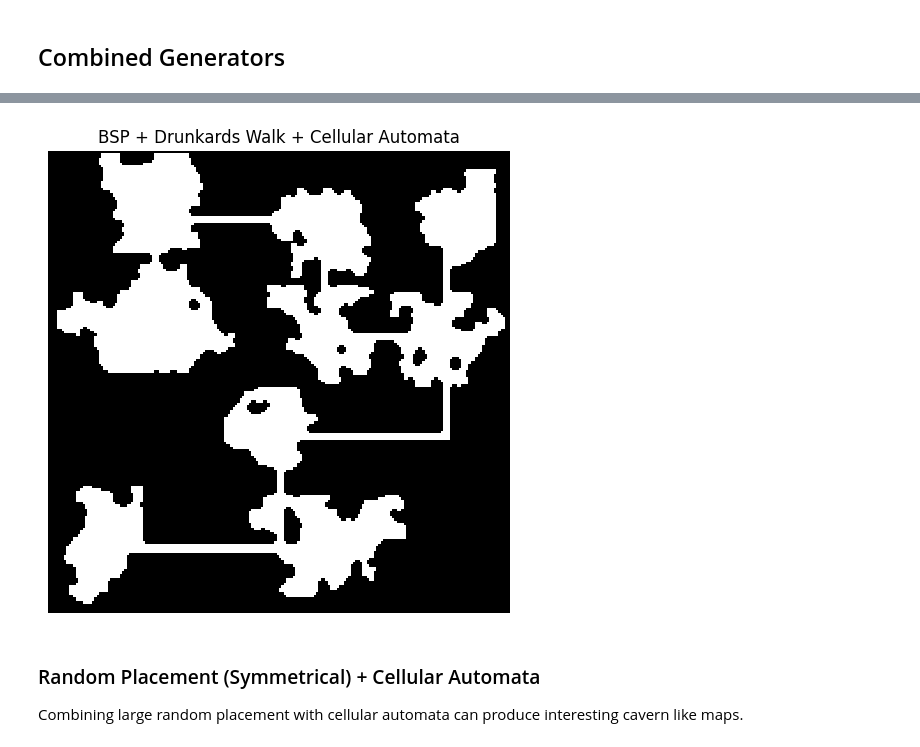
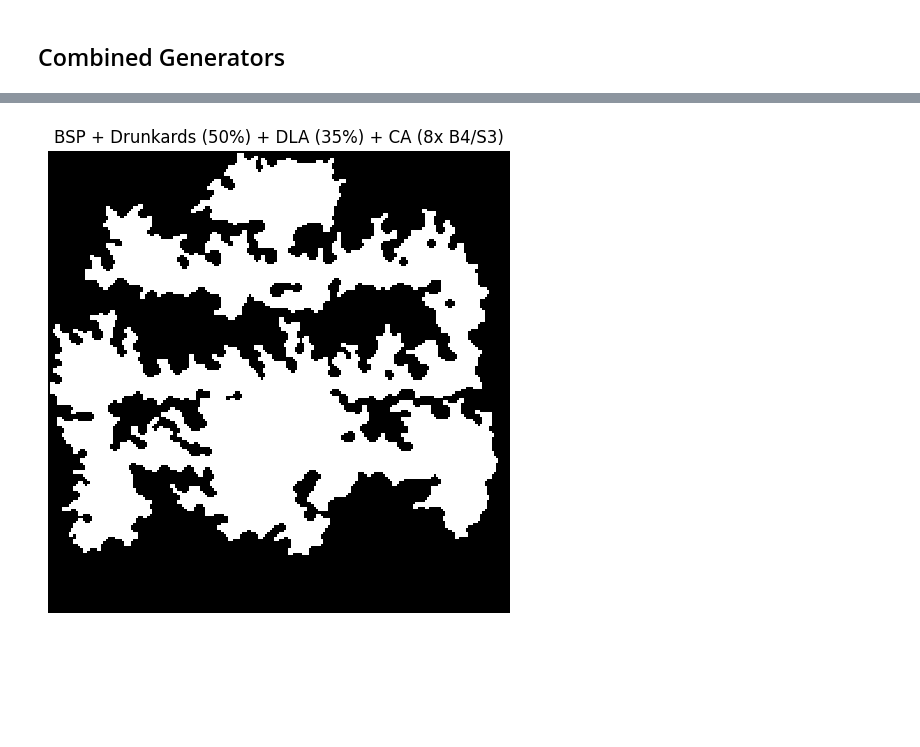
Before and after one commit to artisanofcode/gamedev-algorithms, a Jupyter notebook: procedual-generation.ipynb, the cells around one changed output, grey strips where cells are left out. Drawn from its saved outputs; the diff is of its cells as text; code cells hidden in the pictures; blank space fills up the shorter version.

```diff
--- a/procedual-generation.ipynb
+++ b/procedual-generation.ipynb
@@ -704,15 +699,14 @@ def generate_cellular_automata(
         for _ in range(rounds):
             current = context.copy()
 
-            for x in range(0, context.width):
-                for y in range(0, context.height):
-                    count = current.neighbours_for(x, y, live)
+            for x, y in context.points():
+                neighbours = current.neighbours_for(x, y, live)
 
-                    if count < death:
-                        context.draw(x, y, dead_brush)
+                if neighbours < death:
+                    context.draw(x, y, dead_brush)
 
-                    if count > birth:
-                        context.draw(x, y, live_brush)
+                if neighbours > birth:
+                    context.draw(x, y, live_brush)
 
     return generator
 
@@ -723,10 +717,8 @@ render(
         generate_frame(brush=Brush(size=2, value=WALL)),
         generate_cellular_automata(rounds=4, birth=4, death=3),
     ),
-    title="Cellular Automata (45% prefill, 4 rounds, B4/S3)",
+    title="Random (40%) + CA (4x B4/S3)",
 )
-
-_seed = random.randint(0, 2 ** 64 - 1)
 
 render(
     chain(
@@ -734,16 +726,16 @@ render(
         generate_frame(brush=Brush(size=2, value=WALL)),
         generate_cellular_automata(rounds=4, birth=4, death=3),
     ),
-    title="Cellular Automata (Drunkards Walk, 4 rounds, B4/S3)",
-    seed=_seed
+    title="Drunkards (25%) + CA (4x, B4/S3)",
 )
 
 render(
     chain(
-        generate_drunkard(ratio=0.25, max_steps=4000),
+        generate_rectangle(width=5),
+        generate_dla(ratio=0.25, brush=Brush(size=1)),
         generate_frame(brush=Brush(size=2, value=WALL)),
+        generate_cellular_automata(rounds=4, birth=4, death=3),
     ),
-    title="Drunkards Walk Base Generation",
-    seed=_seed
+    title="DLA (25%) + CA (4x, B4/S3)",
 )
 # %% [output]
@@ -1084,24 +1124,19 @@ By combining BSP and Drunkards Walk we can get a map comprises of an interconnec
 # %%
 render(
     chain(
         generate_rooms(
-            room_bsp(count=9, spacing=1, min_width=40, min_height=40),
+            room_bsp(count=10, spacing=10, min_width=20,
+                     min_height=20, resize=False),
             edge_naive,
             tunnel_simple(),
-            chain(
-                generate_drunkard(ratio=0.5, max_steps=400,
-                                  brush=Brush(size=2)),
-            ),
+            generate_drunkard(ratio=0.2, max_steps=400, brush=Brush(size=2)),
         ),
+        generate_dla(ratio=0.35, brush=Brush(size=2)),
         generate_cellular_automata(rounds=8),
+        generate_flood(),
         generate_frame(),
     ),
-    title="BSP + Drunkards Walk + Cellular Automata",
+    title="BSP + Drunkards (50%) + DLA (35%) + CA (8x B4/S3)",
 )
 # %% [output]
-[figure, old version]
+[figure, new version]
-# %% [markdown]
-### Random Placement (Symmetrical) + Cellular Automata
-
-Combining large random placement with cellular automata can produce interesting cavern
-like maps.
```
Also changed, not shown: parts of 29 cells of this notebook.
